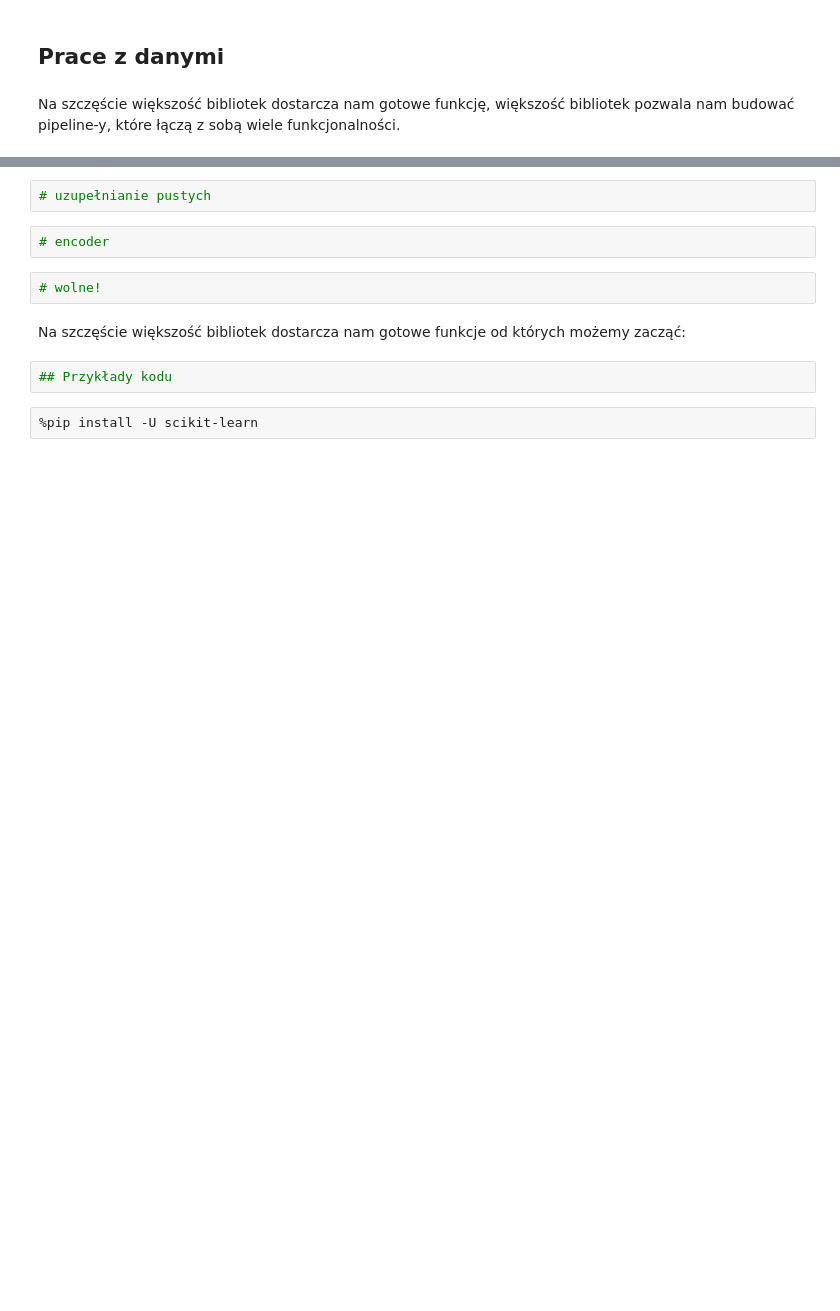
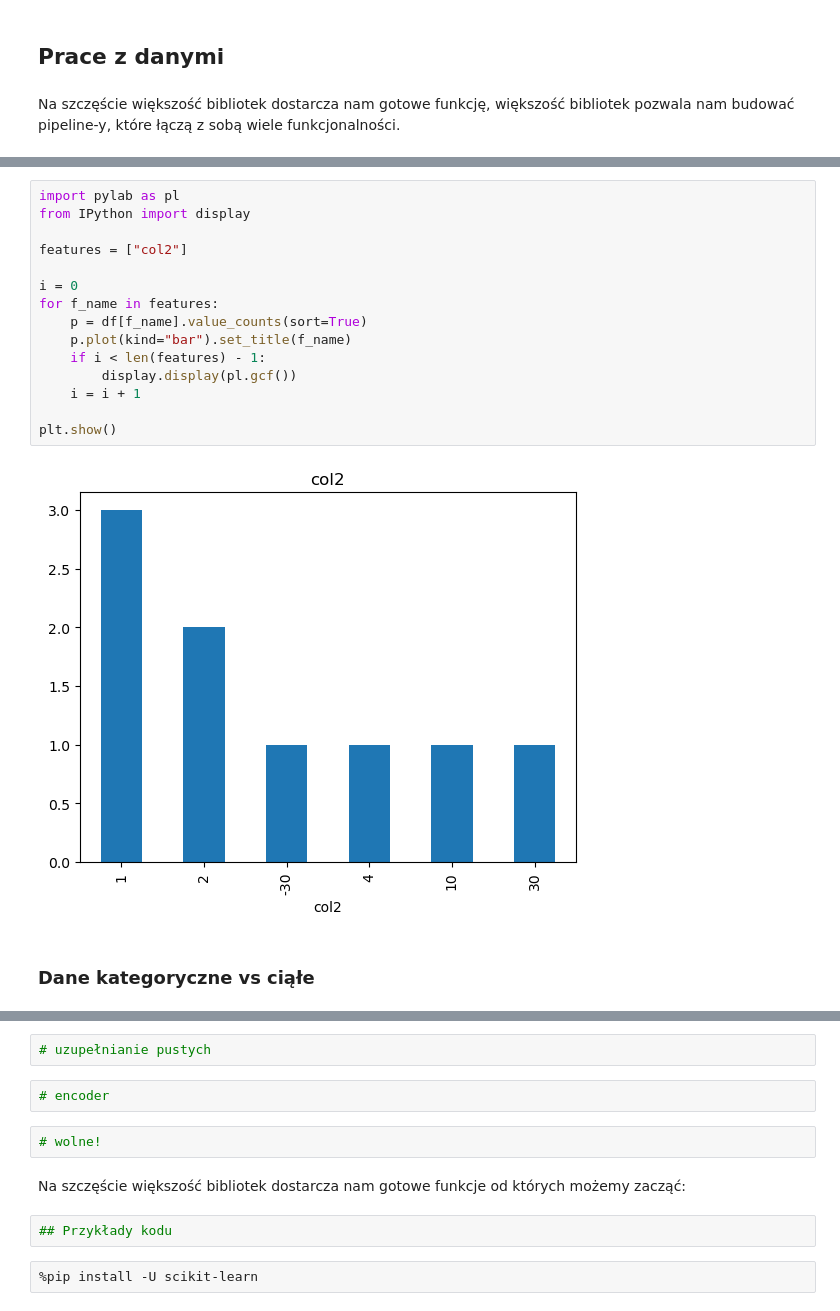
Before and after one commit to wojciech11/se_applied_machine_learning, a Jupyter notebook: 02_notebook/introduction.ipynb, the cells around one changed output, grey strips where cells are left out. Drawn from its saved outputs; the diff is of its cells as text; blank space fills up the shorter version.

```diff
--- a/02_notebook/introduction.ipynb
+++ b/02_notebook/introduction.ipynb
@@ -167,0 +306,19 @@ xxxxxxx panda z danymi kat i numerycznymi
+# %%
+import pylab as pl
+from IPython import display
+
+features = ["col2"]
+
+i = 0
+for f_name in features:
+    p = df[f_name].value_counts(sort=True)
+    p.plot(kind="bar").set_title(f_name)
+    if i < len(features) - 1:
+        display.display(pl.gcf())
+    i = i + 1
+
+plt.show()
+# %% [output]
+[figure, added]
+# %% [markdown]
+### Dane kategoryczne vs ciąłe
```
Also changed, not shown: parts of 34 cells of this notebook, 2 other files.
